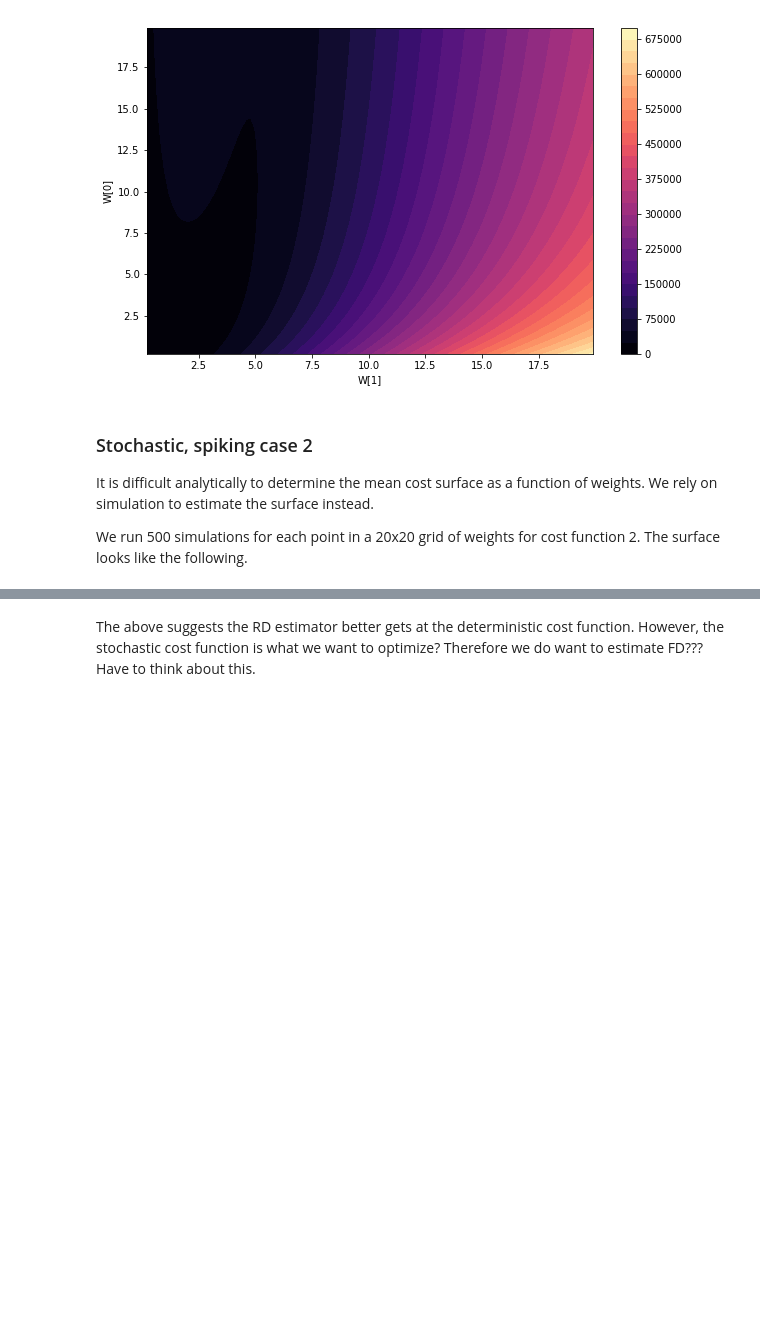
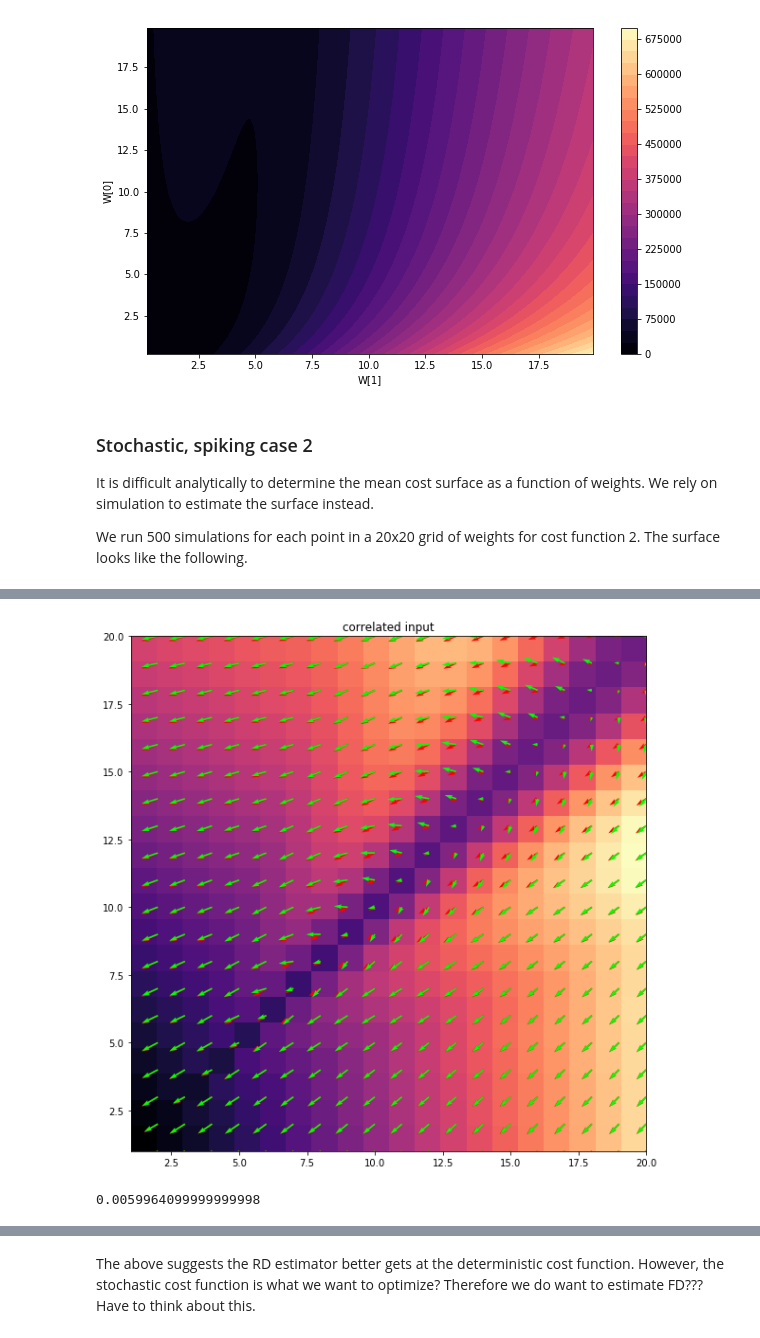
Before and after one commit to benlansdell/rdd, a Jupyter notebook: rdd.ipynb, the cells around one changed output, grey strips where cells are left out. Saved outputs shown, nothing was run; the diff lists cells and outputs as text; code cells hidden in the pictures; blank space fills up the shorter version.

```diff
--- a/rdd.ipynb
+++ b/rdd.ipynb
@@ -1018,0 +1123,21 @@ Q = ax1.quiver(X, Y, m_beta_rd_w[:,:,0], m_beta_rd_w[:,:,1])
+# %%
+#Plot the cost gradients and cost contour map together
+fig, (ax1) = plt.subplots(1,1,figsize=(10,10))
+wmax = 20
+wmin = 1
+#a=ax1.contourf(costs2, 30, cmap='magma', origin='lower', extent=[wmin, wmax, wmin, wmax])
+a=ax1.imshow(costs2, cmap='magma', origin='lower', extent=[wmin, wmax, wmin, wmax])
+ax1.set_title('correlated input')
+
+#fig.colorbar(a);
+N=20
+X, Y = np.meshgrid(np.linspace(1,wmax,N), np.linspace(1,wmax,N))
+Q = ax1.quiver(X, Y, -m_beta_fd_w[:,:,1].T, -m_beta_fd_w[:,:,0].T, color=(1, 0, 0))
+Q = ax1.quiver(X, Y, -m_beta_rd_w[:,:,1].T, -m_beta_rd_w[:,:,0].T, color=(0, 1, 0))
+# %% [output]
+[figure, added]
+# %%
+j = 1; meanh = np.mean(hs[:,j,:,1,:],(1,2))
+np.mean(meanh)
+# %% [output]
+0.0059964099999999998
```
Also changed, not shown: parts of 7 cells of this notebook, 4 other files.
